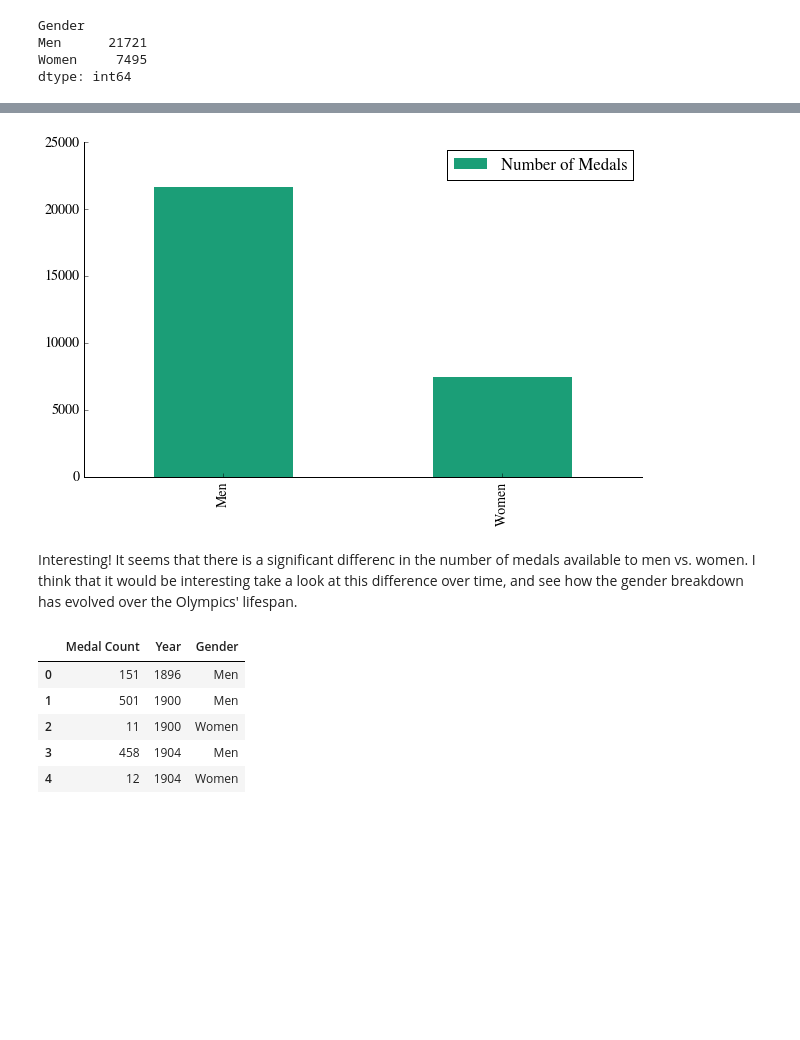
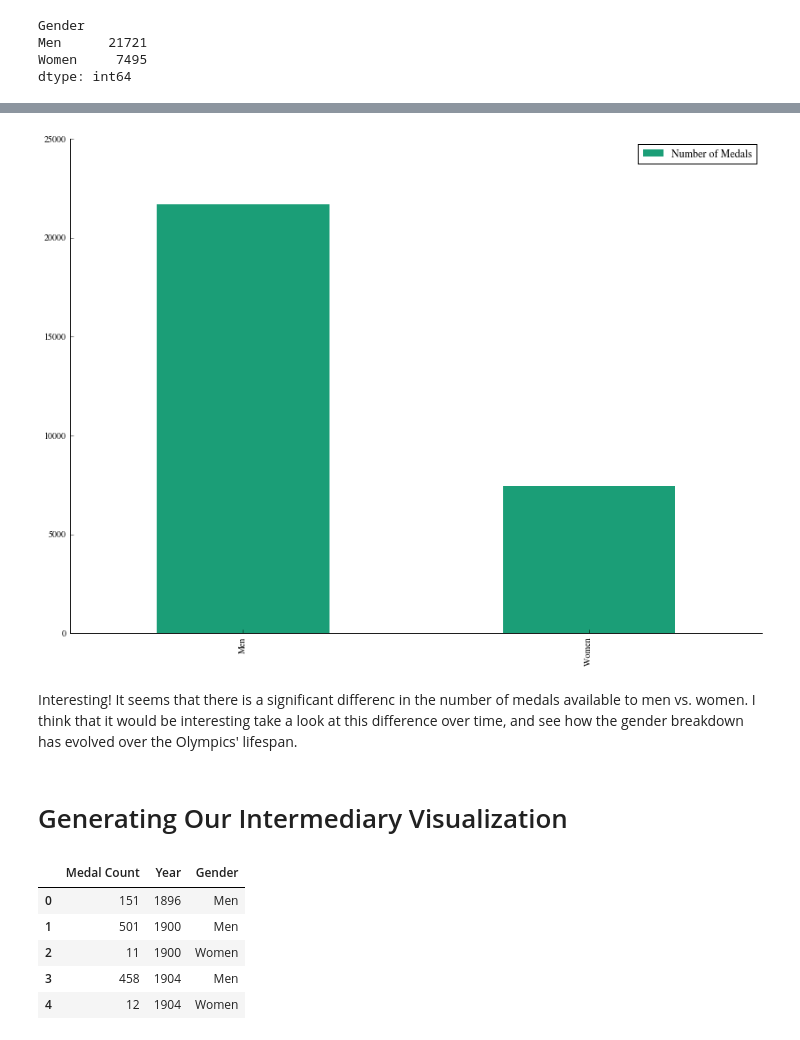
Before and after one commit to rowanv/giraffe_viz, a Jupyter notebook: olympics/Olympic Medal Count Bar Chart - Data Cleaning.ipynb, the cells around one changed output, grey strips where cells are left out. Drawn from its saved outputs; the diff is of its cells as text; code cells hidden in the pictures; blank space fills up the shorter version.

Commit message:
Wrote final dataset. Added comments about the data cleaning process. Fixed sizing issue with charts

```diff
--- a/olympics/Olympic Medal Count Bar Chart - Data Cleaning.ipynb
+++ b/olympics/Olympic Medal Count Bar Chart - Data Cleaning.ipynb
@@ -10,12 +10,11 @@ There are a number of steps that are involved in creating a final visualization.
 /Users/rowan/Google Drive/Datasets
 # %%
 import pandas as pd
-import prettyplotlib as ppl
 import matplotlib.pyplot as plt
 import numpy as np
 import image
 import brewer2mpl
-import seaborn as sns
+
 
 
 # Set up some better defaults for matplotlib
@@ -24,7 +23,7 @@ from matplotlib import rcParams
 #colorbrewer2 Dark2 qualitative color table
 dark2_colors = brewer2mpl.get_map('Dark2', 'Qualitative', 7).mpl_colors
 
-rcParams['figure.figsize'] = (10, 6)
+rcParams['figure.figsize'] = (14, 10)
 rcParams['figure.dpi'] = 150
 rcParams['axes.color_cycle'] = dark2_colors
 rcParams['lines.linewidth'] = 2
@@ -116,12 +110,16 @@ gender_group.size().plot(kind='bar')
 # %%
 gender_counts_df = pd.DataFrame(gender_counts, columns=['Number of Medals'])
 # %%
+
+rcParams['figure.figsize'] = (14, 10)
 fig = gender_counts_df.plot(kind='bar')
 remove_border()
 # %% [output]
-[figure, old version]
+[figure, new version]
 # %% [markdown]
 Interesting! It seems that there is a significant differenc in the number of medals available to men vs. women. I think that it would be interesting take a look at this difference over time, and see how the gender breakdown has evolved over the Olympics'  lifespan.
+# %% [markdown]
+# Generating Our Intermediary Visualization
 # %%
 year_and_gender = df.groupby(['Year', 'Gender'])
 
```
Also changed, not shown: parts of 6 cells of this notebook.
